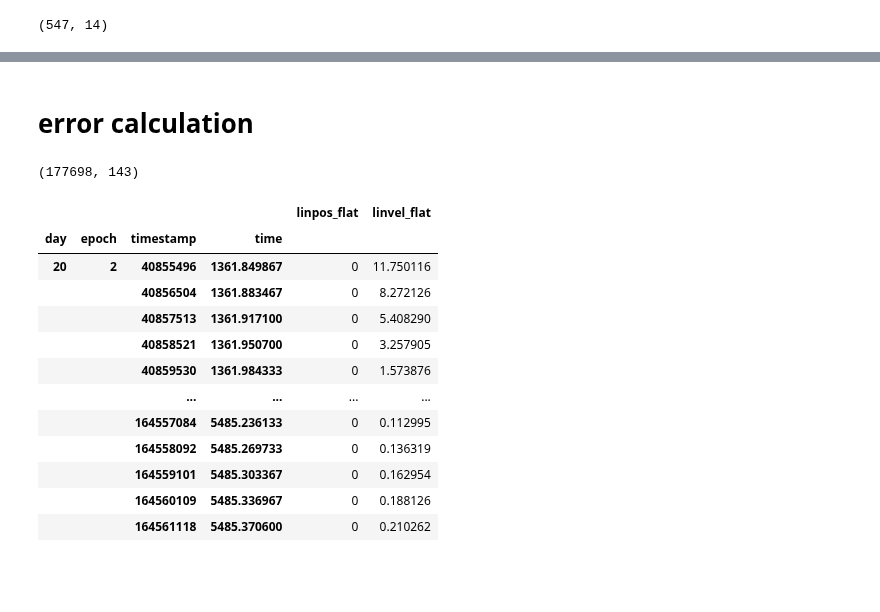
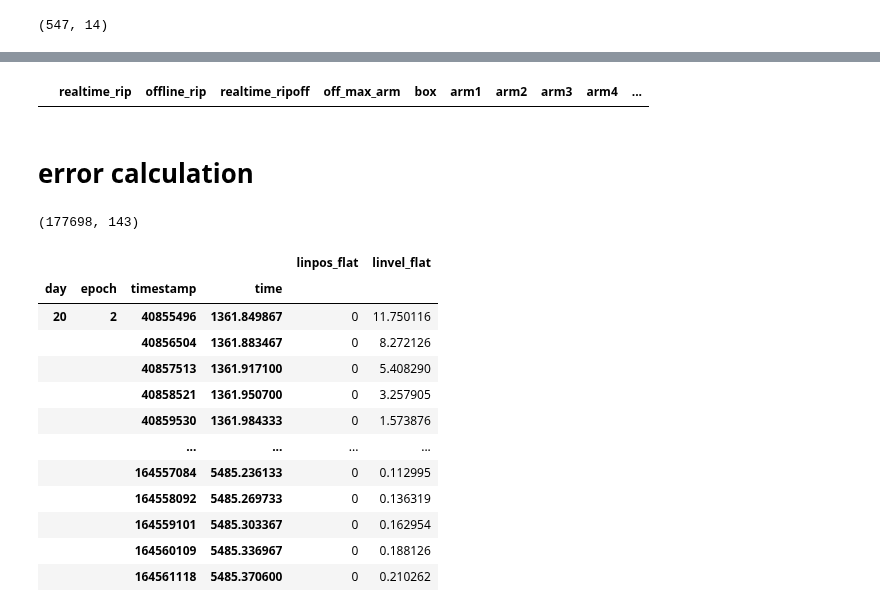
Before and after one commit to trevortknguyen/spykshrk_realtime, a Jupyter notebook: jupyter-notebooks/realtime_replay_matching.ipynb, the cells around one changed output, grey strips where cells are left out. Saved outputs shown, nothing was run; the diff lists cells and outputs as text; code cells hidden in the pictures; blank space fills up the shorter version.

```diff
--- a/jupyter-notebooks/realtime_replay_matching.ipynb
+++ b/jupyter-notebooks/realtime_replay_matching.ipynb
@@ -605,7 +850,8 @@ offline_posterior_sum_all = np.zeros((len(matching_offline_rips),14))
 # number of bins for sliding window sum
 sliding_window = 11
 
-for index, rip_timestamp in enumerate(matching_offline_rips['timestamp_x']):
+# updated for new matching_offline_rips merge timestamp_x -> timestamp_y
+for index, rip_timestamp in enumerate(matching_offline_rips['timestamp_y']):
     posterior_sum_array = np.zeros((sliding_window,9))
     short_ripple = False
     # to plot all ripples
@@ -713,7 +959,7 @@ for index, rip_timestamp in enumerate(matching_offline_rips['timestamp_x']):
         offline_posterior_sum_all[index,12] = ripple_length
         offline_posterior_sum_all[index,13] = short_ripple
 
-        #plt.figure(figsize=(12,5))
+        #plt.figure(figsize=(8,4))
         #plt.title(f'Off rip {ripple_num}. RT rip {realtime_ripple_num} Arm {arm_max} {posterior_sum} Len {ripple_length}')
         #ax = (sns.heatmap(post_heatmap,vmin=0, vmax=0.7))
         #ax.hlines([145-10,145-27,145-44,145-61,145-79,145-96,145-113,145-130], lw=2, color='w',*ax.get_xlim())
@@ -870,5 +1123,8 @@ offline arm, realtime other arm: 29
 # %%
-non_matching[non_matching['rt_two_messages']==1]
+replay_combined_matching[replay_combined_matching['rt_two_messages']>0]
+#non_matching[non_matching['rt_two_messages']==1]
+# %% [output]
+|  | realtime_rip | offline_rip | realtime_ripoff | off_max_arm | box | arm1 | arm2 | arm3 | arm4 | ... |
 # %% [markdown]
 # error calculation
 # %%
```
Also changed, not shown: parts of 28 cells of this notebook, 4 other files.
